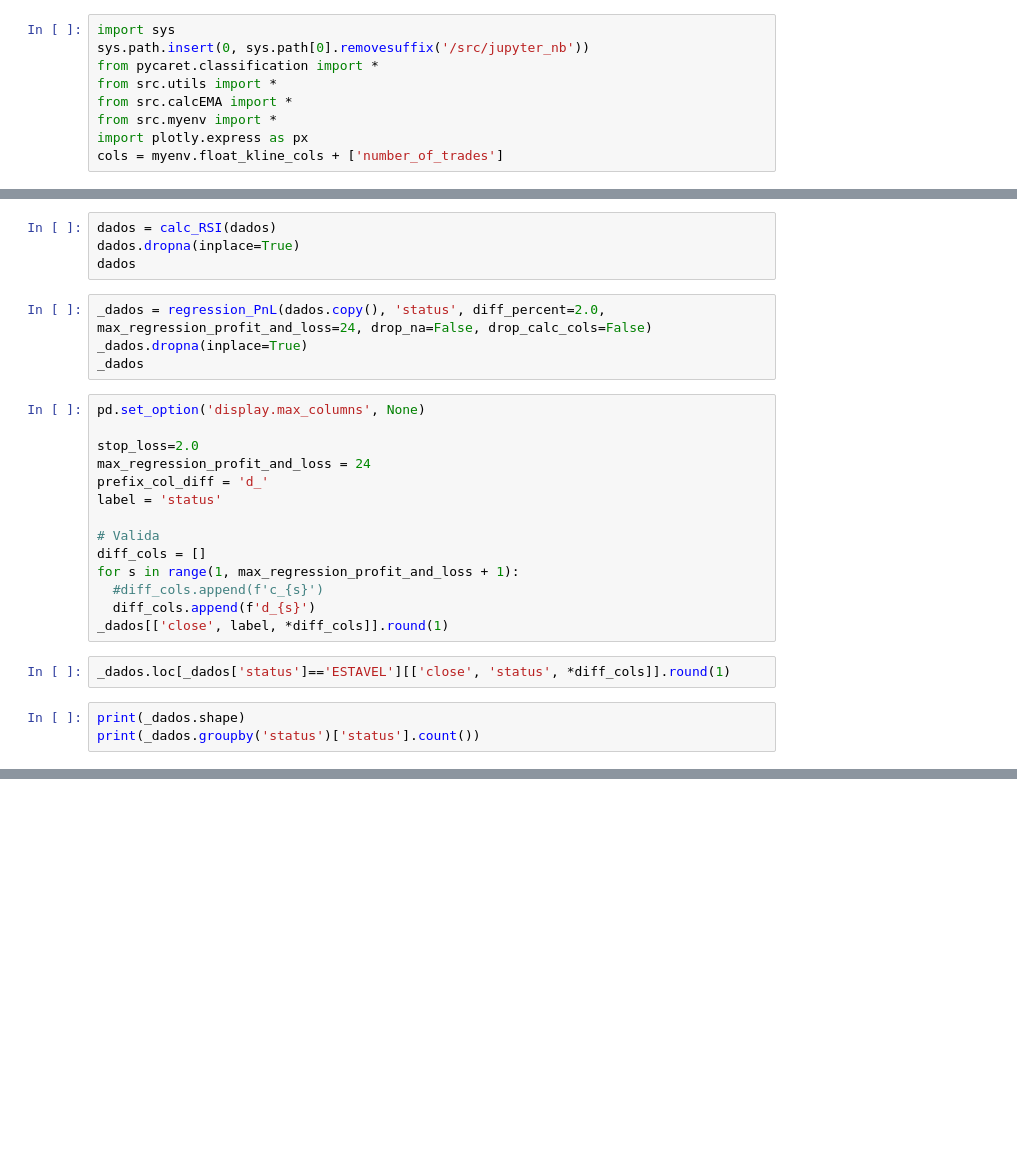
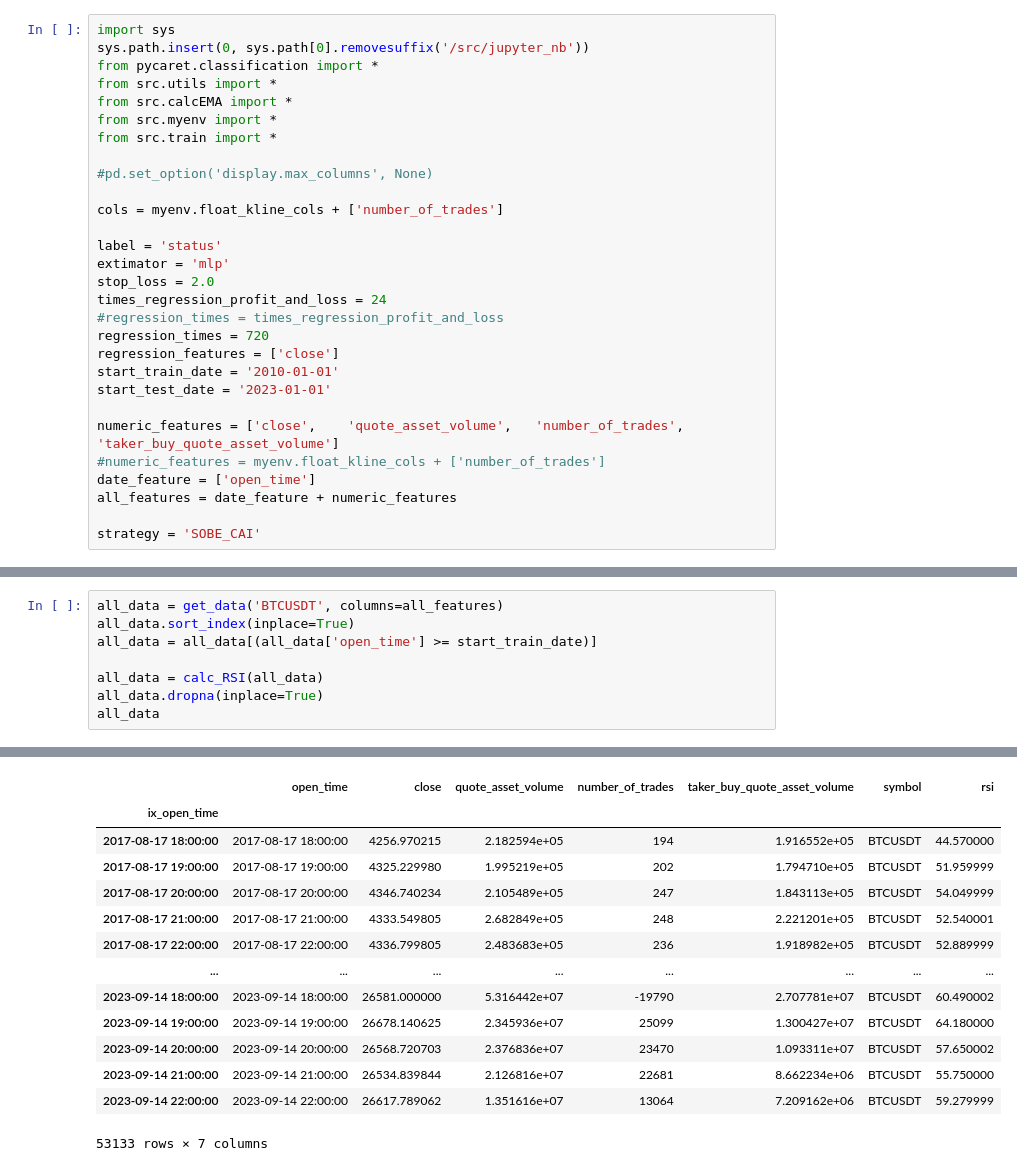
Before and after one commit to marmibv/mg_crypto_trader, a Jupyter notebook: src/jupyter_nb/analise_estatisticas.ipynb, the cells around one changed output, grey strips where cells are left out. Saved outputs shown, nothing was run; the diff lists cells and outputs as text; blank space fills up the shorter version.

```diff
--- a/src/jupyter_nb/analise_estatisticas.ipynb
+++ b/src/jupyter_nb/analise_estatisticas.ipynb
@@ -5,5 +5,25 @@ from pycaret.classification import *
 from src.utils import *
 from src.calcEMA import *
 from src.myenv import *
-import plotly.express as px
+from src.train import *
+
+#pd.set_option('display.max_columns', None)
+
 cols = myenv.float_kline_cols + ['number_of_trades']
+
+label = 'status'
+extimator = 'mlp'
+stop_loss = 2.0
+times_regression_profit_and_loss = 24
+#regression_times = times_regression_profit_and_loss
+regression_times = 720
+regression_features = ['close']
+start_train_date = '2010-01-01'
+start_test_date = '2023-01-01'
+
+numeric_features = ['close',	'quote_asset_volume',	'number_of_trades',	'taker_buy_quote_asset_volume']
+#numeric_features = myenv.float_kline_cols + ['number_of_trades']
+date_feature = ['open_time']
+all_features = date_feature + numeric_features
+
+strategy = 'SOBE_CAI'
@@ -14,27 +30,9 @@ dados.drop(columns=['open_time', 'close_time', 'ignore'], inplace=True)
-# %%
-dados = calc_RSI(dados)
-dados.dropna(inplace=True)
-dados
-# %%
-_dados = regression_PnL(dados.copy(), 'status', diff_percent=2.0, max_regression_profit_and_loss=24, drop_na=False, drop_calc_cols=False)
-_dados.dropna(inplace=True)
-_dados
-# %%
-pd.set_option('display.max_columns', None)
-
-stop_loss=2.0
-max_regression_profit_and_loss = 24
-prefix_col_diff = 'd_'
-label = 'status'
-
-# Valida
-diff_cols = []
-for s in range(1, max_regression_profit_and_loss + 1):
-  #diff_cols.append(f'c_{s}')
-  diff_cols.append(f'd_{s}')
-_dados[['close', label, *diff_cols]].round(1)
-# %%
-_dados.loc[_dados['status']=='ESTAVEL'][['close', 'status', *diff_cols]].round(1)
-# %%
-print(_dados.shape)
-print(_dados.groupby('status')['status'].count())
+# %%
+all_data = get_data('BTCUSDT', columns=all_features)
+all_data.sort_index(inplace=True)
+all_data = all_data[(all_data['open_time'] >= start_train_date)]
+
+all_data = calc_RSI(all_data)
+all_data.dropna(inplace=True)
+all_data
+# %% [output]
@@ -40,0 +50,14 @@ print(_dados.groupby('status')['status'].count())
+|  | open_time | close | quote_asset_volume | number_of_trades | taker_buy_quote_asset_volume | symbol | rsi |
+| ix_open_time |  |  |  |  |  |  |  |
+| 2017-08-17 18:00:00 | 2017-08-17 18:00:00 | 4256.970215 | 2.182594e+05 | 194 | 1.916552e+05 | BTCUSDT | 44.570000 |
+| 2017-08-17 19:00:00 | 2017-08-17 19:00:00 | 4325.229980 | 1.995219e+05 | 202 | 1.794710e+05 | BTCUSDT | 51.959999 |
+| 2017-08-17 20:00:00 | 2017-08-17 20:00:00 | 4346.740234 | 2.105489e+05 | 247 | 1.843113e+05 | BTCUSDT | 54.049999 |
+| 2017-08-17 21:00:00 | 2017-08-17 21:00:00 | 4333.549805 | 2.682849e+05 | 248 | 2.221201e+05 | BTCUSDT | 52.540001 |
+| 2017-08-17 22:00:00 | 2017-08-17 22:00:00 | 4336.799805 | 2.483683e+05 | 236 | 1.918982e+05 | BTCUSDT | 52.889999 |
+| ... | ... | ... | ... | ... | ... | ... | ... |
+| 2023-09-14 18:00:00 | 2023-09-14 18:00:00 | 26581.000000 | 5.316442e+07 | -19790 | 2.707781e+07 | BTCUSDT | 60.490002 |
+| 2023-09-14 19:00:00 | 2023-09-14 19:00:00 | 26678.140625 | 2.345936e+07 | 25099 | 1.300427e+07 | BTCUSDT | 64.180000 |
+| 2023-09-14 20:00:00 | 2023-09-14 20:00:00 | 26568.720703 | 2.376836e+07 | 23470 | 1.093311e+07 | BTCUSDT | 57.650002 |
+| 2023-09-14 21:00:00 | 2023-09-14 21:00:00 | 26534.839844 | 2.126816e+07 | 22681 | 8.662234e+06 | BTCUSDT | 55.750000 |
+| 2023-09-14 22:00:00 | 2023-09-14 22:00:00 | 26617.789062 | 1.351616e+07 | 13064 | 7.209162e+06 | BTCUSDT | 59.279999 |
+53133 rows × 7 columns
```
Also changed, not shown: parts of 24 cells of this notebook, 17 other files.
